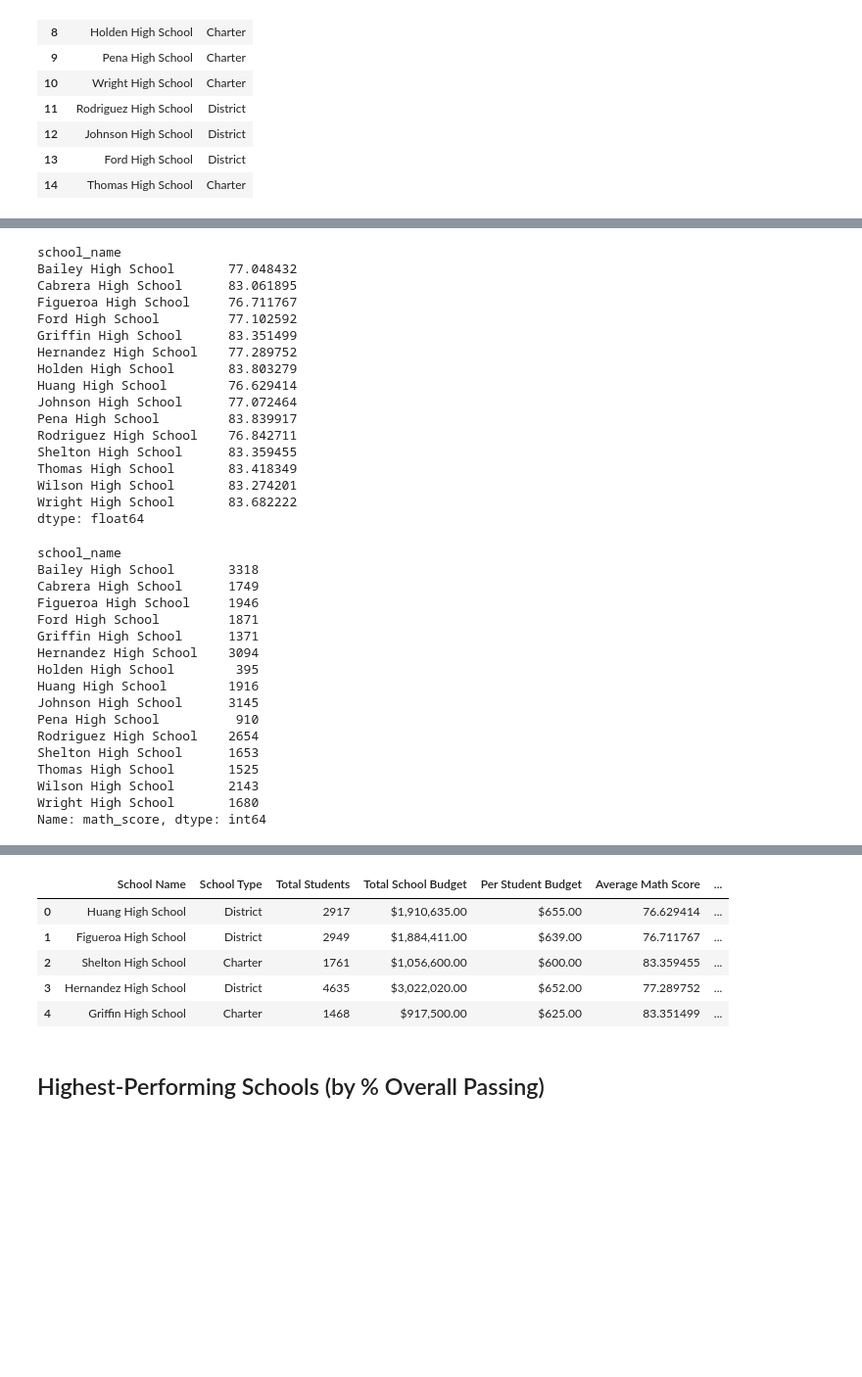
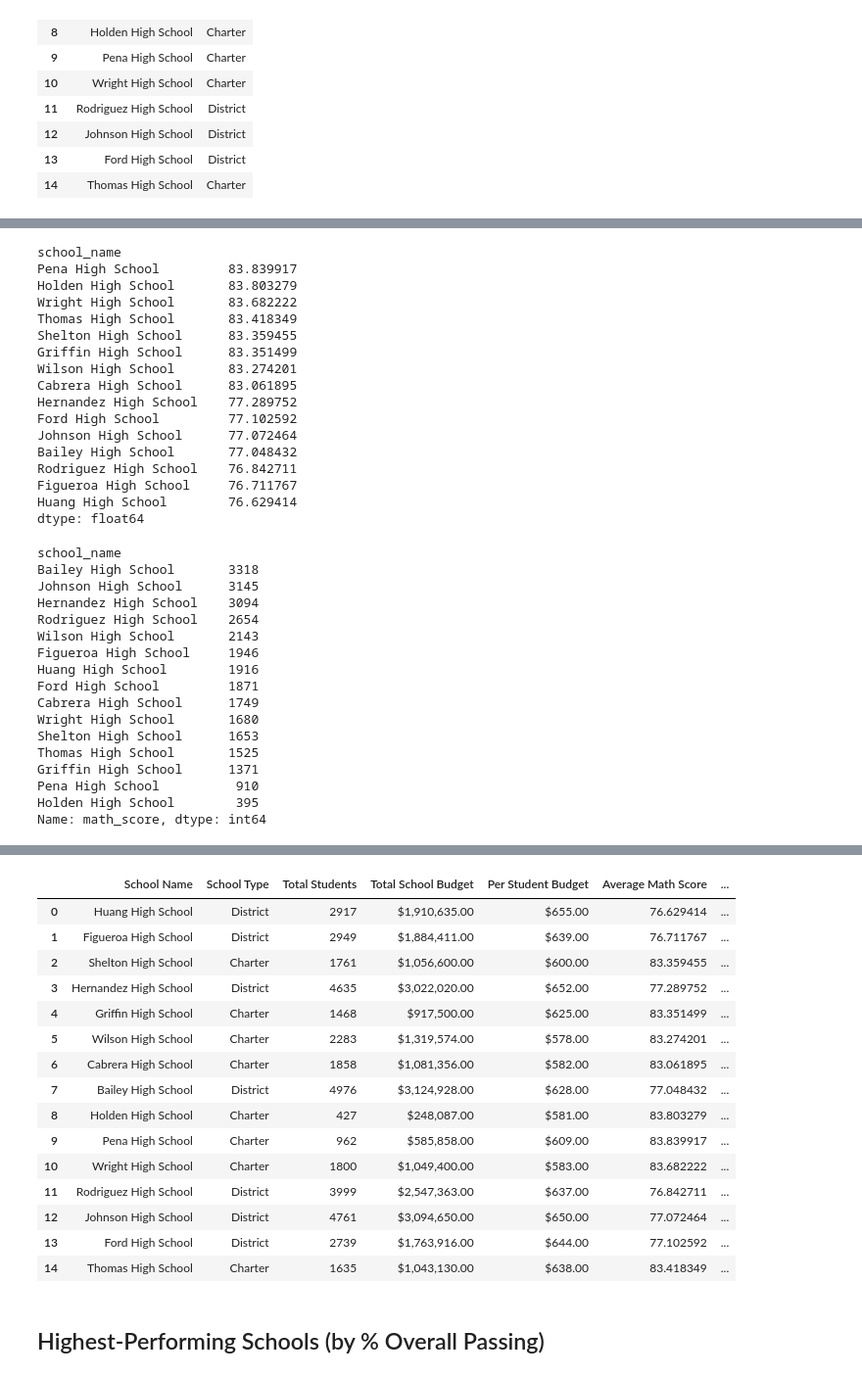
Before and after one commit to smepps1989/pandas-challenge, a Jupyter notebook: PyCitySchools/PyCitySchools_starter.ipynb, the cells around one changed output, grey strips where cells are left out. Shown: that part at 98% size. Cells and saved outputs as stored; diff of their text form; code cells hidden in the pictures; blank space fills up the shorter version.

```diff
--- a/PyCitySchools/PyCitySchools_starter.ipynb
+++ b/PyCitySchools/PyCitySchools_starter.ipynb
@@ -197,47 +197,47 @@ dtype: float64
 # Calculate the average test scores per school
 per_school_math = school_data_complete.groupby(["school_name"]).sum()["math_score"] / per_school_counts
 per_school_reading = school_data_complete.groupby(["school_name"]).sum()["reading_score"]  / per_school_counts
-per_school_math
+per_school_math.sort_values(ascending=False)
 # %% [output]
 school_name
+Pena High School         83.839917
+Holden High School       83.803279
+Wright High School       83.682222
+Thomas High School       83.418349
+Shelton High School      83.359455
+Griffin High School      83.351499
+Wilson High School       83.274201
+Cabrera High School      83.061895
+Hernandez High School    77.289752
+Ford High School         77.102592
+Johnson High School      77.072464
 Bailey High School       77.048432
-Cabrera High School      83.061895
+Rodriguez High School    76.842711
 Figueroa High School     76.711767
-Ford High School         77.102592
-Griffin High School      83.351499
-Hernandez High School    77.289752
-Holden High School       83.803279
 Huang High School        76.629414
-Johnson High School      77.072464
-Pena High School         83.839917
-Rodriguez High School    76.842711
-Shelton High School      83.359455
-Thomas High School       83.418349
-Wilson High School       83.274201
-Wright High School       83.682222
 dtype: float64
 # %%
 # Calculate the number of students per school with math scores of 70 or higher
 students_passing_math = school_data_complete[(school_data_complete["math_score"] >= 70)]
 school_students_passing_math = students_passing_math.groupby("school_name").count()["math_score"]
-school_students_passing_math
+school_students_passing_math.sort_values(ascending=False)
 # %% [output]
 school_name
 Bailey High School       3318
+Johnson High School      3145
+Hernandez High School    3094
+Rodriguez High School    2654
+Wilson High School       2143
+Figueroa High School     1946
+Huang High School        1916
+Ford High School         1871
 Cabrera High School      1749
-Figueroa High School     1946
-Ford High School         1871
-Griffin High School      1371
-Hernandez High School    3094
-Holden High School        395
-Huang High School        1916
-Johnson High School      3145
-Pena High School          910
-Rodriguez High School    2654
+Wright High School       1680
 Shelton High School      1653
 Thomas High School       1525
-Wilson High School       2143
-Wright High School       1680
+Griffin High School      1371
+Pena High School          910
+Holden High School        395
 Name: math_score, dtype: int64
 # %%
 # Calculate the number of students per school with reading scores of 70 or higher
@@ -314,31 +314,41 @@ dtype: float64
 # %%
 # Create a DataFrame called `per_school_summary` with columns for the calculations above.
 prep = pd.DataFrame({
     "Total Students":per_school_counts,
     "Total School Budget":per_school_budget,
     "Per Student Budget":per_school_capita,
     "Average Math Score":per_school_math,
     "Average Reading Score":per_school_reading,
     "% Passing Math": per_school_passing_math,
     "% Passing Reading": per_school_passing_reading,
     "% Overall Passing":overall_passing_rate
 })
 
 merged = pd.merge(school_types, prep, on="school_name")
 per_school_summary = merged.rename(columns ={"school_name":"School Name", "type":"School Type"})
 # Formatting
 per_school_summary["Total School Budget"] = per_school_summary["Total School Budget"].map("${:,.2f}".format)
 per_school_summary["Per Student Budget"] = per_school_summary["Per Student Budget"].map("${:,.2f}".format)
 
 # Display the DataFrame
-per_school_summary.head()
+per_school_summary
 # %% [output]
 |  | School Name | School Type | Total Students | Total School Budget | Per Student Budget | Average Math Score | ... |
 | 0 | Huang High School | District | 2917 | $1,910,635.00 | $655.00 | 76.629414 | ... |
 | 1 | Figueroa High School | District | 2949 | $1,884,411.00 | $639.00 | 76.711767 | ... |
 | 2 | Shelton High School | Charter | 1761 | $1,056,600.00 | $600.00 | 83.359455 | ... |
 | 3 | Hernandez High School | District | 4635 | $3,022,020.00 | $652.00 | 77.289752 | ... |
 | 4 | Griffin High School | Charter | 1468 | $917,500.00 | $625.00 | 83.351499 | ... |
+| 5 | Wilson High School | Charter | 2283 | $1,319,574.00 | $578.00 | 83.274201 | ... |
+| 6 | Cabrera High School | Charter | 1858 | $1,081,356.00 | $582.00 | 83.061895 | ... |
+| 7 | Bailey High School | District | 4976 | $3,124,928.00 | $628.00 | 77.048432 | ... |
+| 8 | Holden High School | Charter | 427 | $248,087.00 | $581.00 | 83.803279 | ... |
+| 9 | Pena High School | Charter | 962 | $585,858.00 | $609.00 | 83.839917 | ... |
+| 10 | Wright High School | Charter | 1800 | $1,049,400.00 | $583.00 | 83.682222 | ... |
+| 11 | Rodriguez High School | District | 3999 | $2,547,363.00 | $637.00 | 76.842711 | ... |
+| 12 | Johnson High School | District | 4761 | $3,094,650.00 | $650.00 | 77.072464 | ... |
+| 13 | Ford High School | District | 2739 | $1,763,916.00 | $644.00 | 77.102592 | ... |
+| 14 | Thomas High School | Charter | 1635 | $1,043,130.00 | $638.00 | 83.418349 | ... |
 # %% [markdown]
 ## Highest-Performing Schools (by % Overall Passing)
 # %%
```
Also changed, not shown: parts of 7 cells of this notebook.
